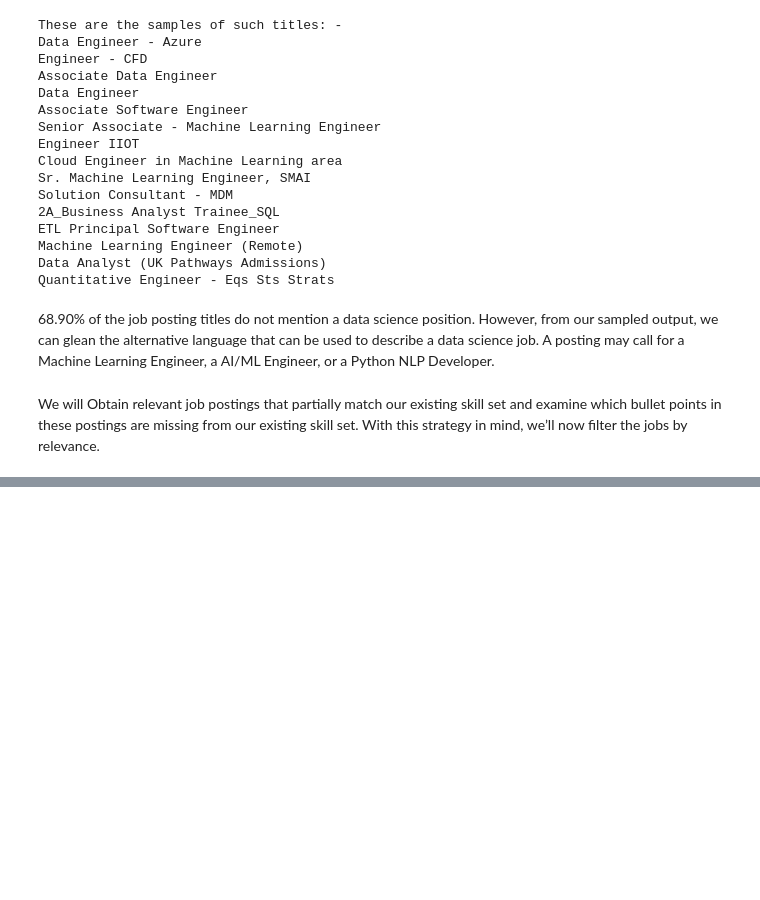
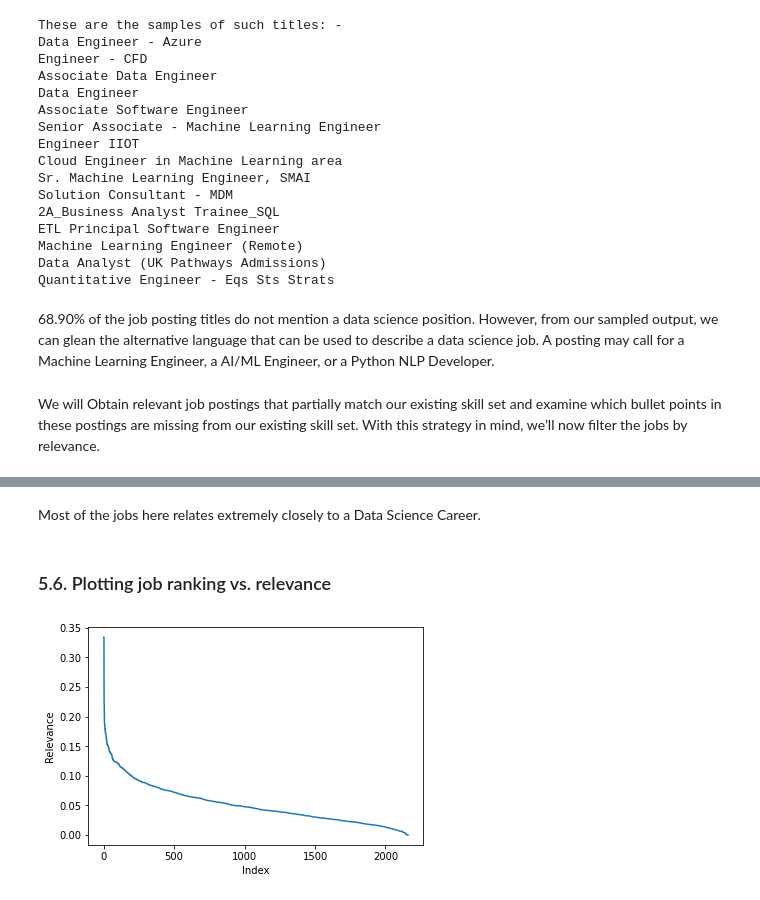
Before and after one commit to rajdeepmondal1/what-skills-to-augment-my-arsenal-main, a Jupyter notebook: Skills_to_augment_to_my_arsenal.ipynb, the cells around one changed output, grey strips where cells are left out. Cells and saved outputs as stored; diff of their text form; code cells hidden in the pictures; blank space fills up the shorter version.

```diff
--- a/Skills_to_augment_to_my_arsenal.ipynb
+++ b/Skills_to_augment_to_my_arsenal.ipynb
@@ -343,0 +348,2 @@ We will Obtain relevant job postings that partially match our existing skill set
+# %%
+existing_skills = open('/content/skills.txt', 'r').read()
@@ -343,0 +374,4 @@ We will Obtain relevant job postings that partially match our existing skill set
+# %%
+text_list = df_jobs['description'].values.tolist() + [existing_skills]
+vectorizer = TfidfVectorizer(stop_words='english')
+tfidf_matrix = vectorizer.fit_transform(text_list).toarray()
@@ -343,0 +386,2 @@ We will Obtain relevant job postings that partially match our existing skill set
+# %%
+similarities = tfidf_matrix[:-1] @ tfidf_matrix[-1]
@@ -343,0 +394,5 @@ We will Obtain relevant job postings that partially match our existing skill set
+# %%
+df_jobs['Relevance'] = similarities
+sorted_df_jobs = df_jobs.sort_values('Relevance', ascending=False)
+for title in sorted_df_jobs[-20:]['title']:
+    print(title)
@@ -343,0 +446,4 @@ We will Obtain relevant job postings that partially match our existing skill set
+# %% [markdown]
+Most of the jobs here relates extremely closely to a Data Science Career.
+# %% [markdown]
+### 5.6. Plotting job ranking vs. relevance
@@ -343,0 +452,7 @@ We will Obtain relevant job postings that partially match our existing skill set
+# %%
+plt.plot(range(df_jobs.shape[0]), sorted_df_jobs['Relevance'].values)
+plt.xlabel('Index')
+plt.ylabel('Relevance')
+plt.show()
+# %% [output]
+[figure, added]
```
Also changed, not shown: parts of 43 cells of this notebook.
